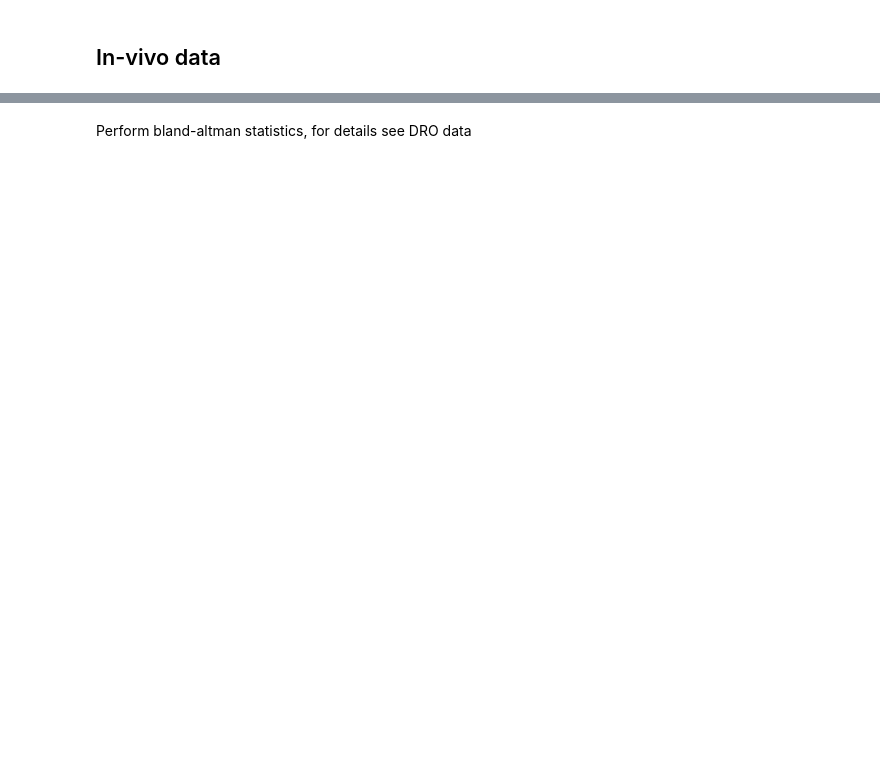
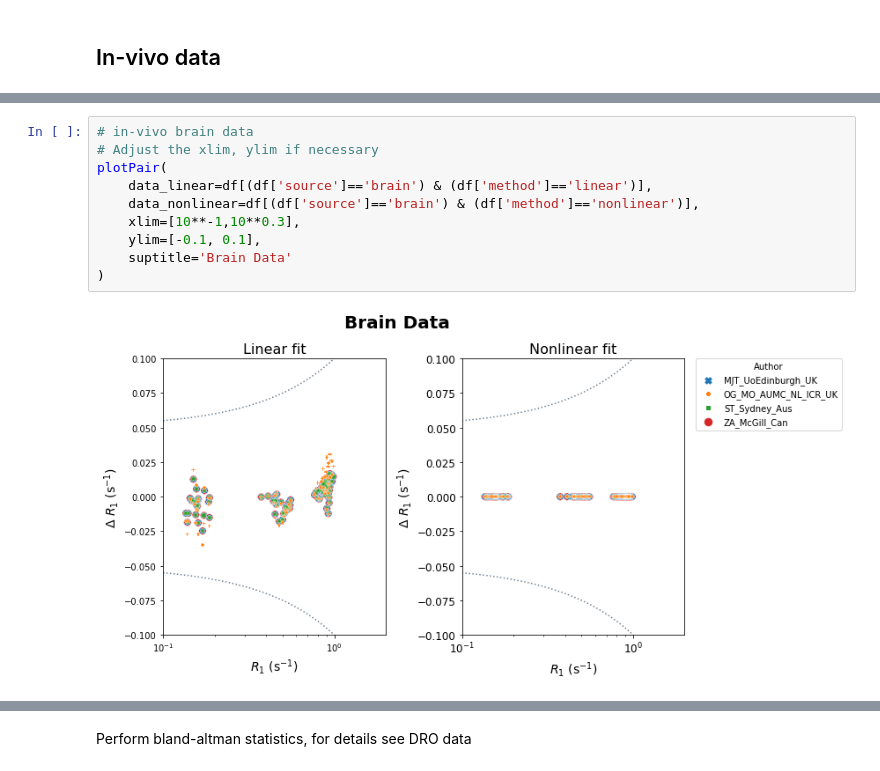
Before and after one commit to OSIPI/DCE-DSC-MRI_CodeCollection, a Jupyter notebook: notebooks/VariableFlipAngle.ipynb, the cells around one changed output, grey strips where cells are left out. Cells and saved outputs as stored; diff of their text form; blank space fills up the shorter version.

```diff
--- a/notebooks/VariableFlipAngle.ipynb
+++ b/notebooks/VariableFlipAngle.ipynb
@@ -165,0 +172,12 @@ resultsBA_nonlinear_prostate=bland_altman_statistics(data=data_nonlinear,par='ra
+# %%
+# in-vivo brain data
+# Adjust the xlim, ylim if necessary
+plotPair(
+    data_linear=df[(df['source']=='brain') & (df['method']=='linear')],
+    data_nonlinear=df[(df['source']=='brain') & (df['method']=='nonlinear')],
+    xlim=[10**-1,10**0.3],
+    ylim=[-0.1, 0.1],
+    suptitle='Brain Data'
+)
+# %% [output]
+[figure, added]
```
Also changed, not shown: parts of 18 cells of this notebook.
